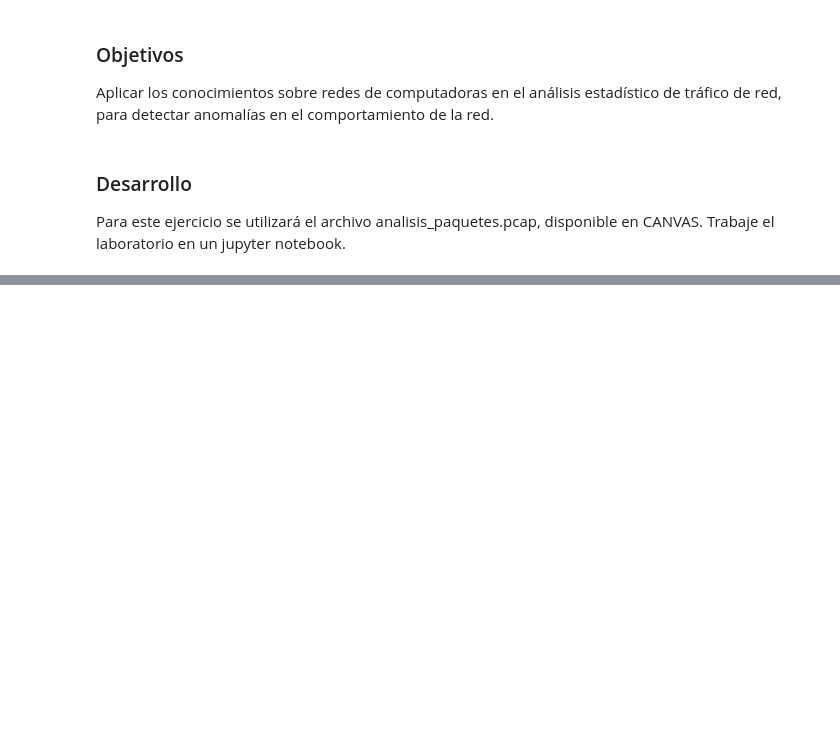
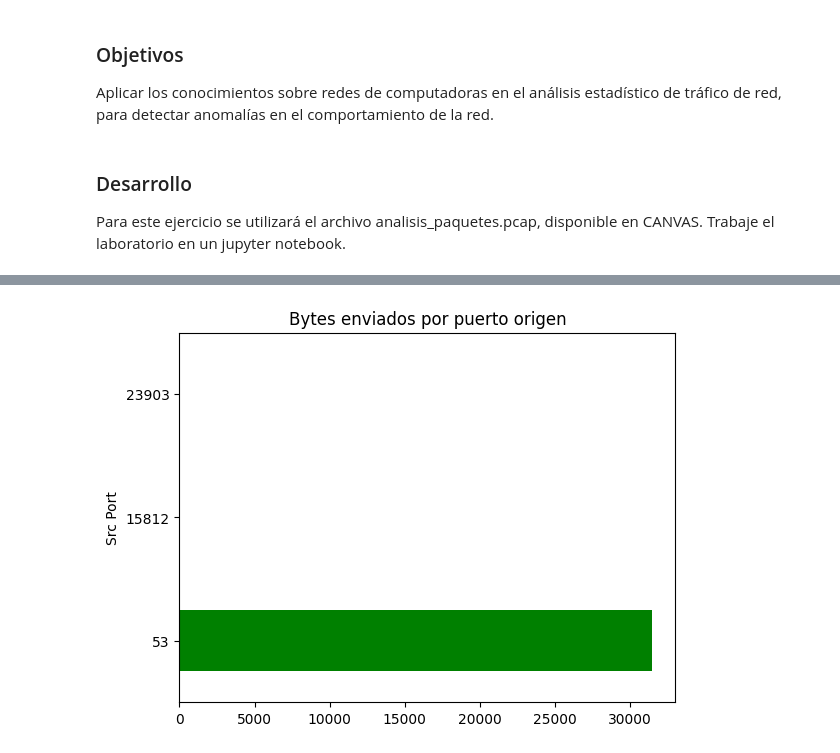
Before and after one commit to Wachuuu15/Lab6_sds, a Jupyter notebook: Lab6.ipynb, the cells around one changed output, grey strips where cells are left out. Saved outputs shown, nothing was run; the diff lists cells and outputs as text; code cells hidden in the pictures; blank space fills up the shorter version.

```diff
--- a/Lab6.ipynb
+++ b/Lab6.ipynb
@@ -65,0 +111,8 @@ print(paquetes[0].summary())
+# %%
+# Gráfica de puertos origen vs bytes enviados
+df_ports = df.dropna(subset=["Src Port"])  # Eliminar filas sin puerto origen
+df_ports.groupby("Src Port")["Payload Length"].sum().plot(kind="barh", color='green')
+plt.title("Bytes enviados por puerto origen")
+plt.show()
+# %% [output]
+[figure, added]
```
Also changed, not shown: parts of 25 cells of this notebook.
